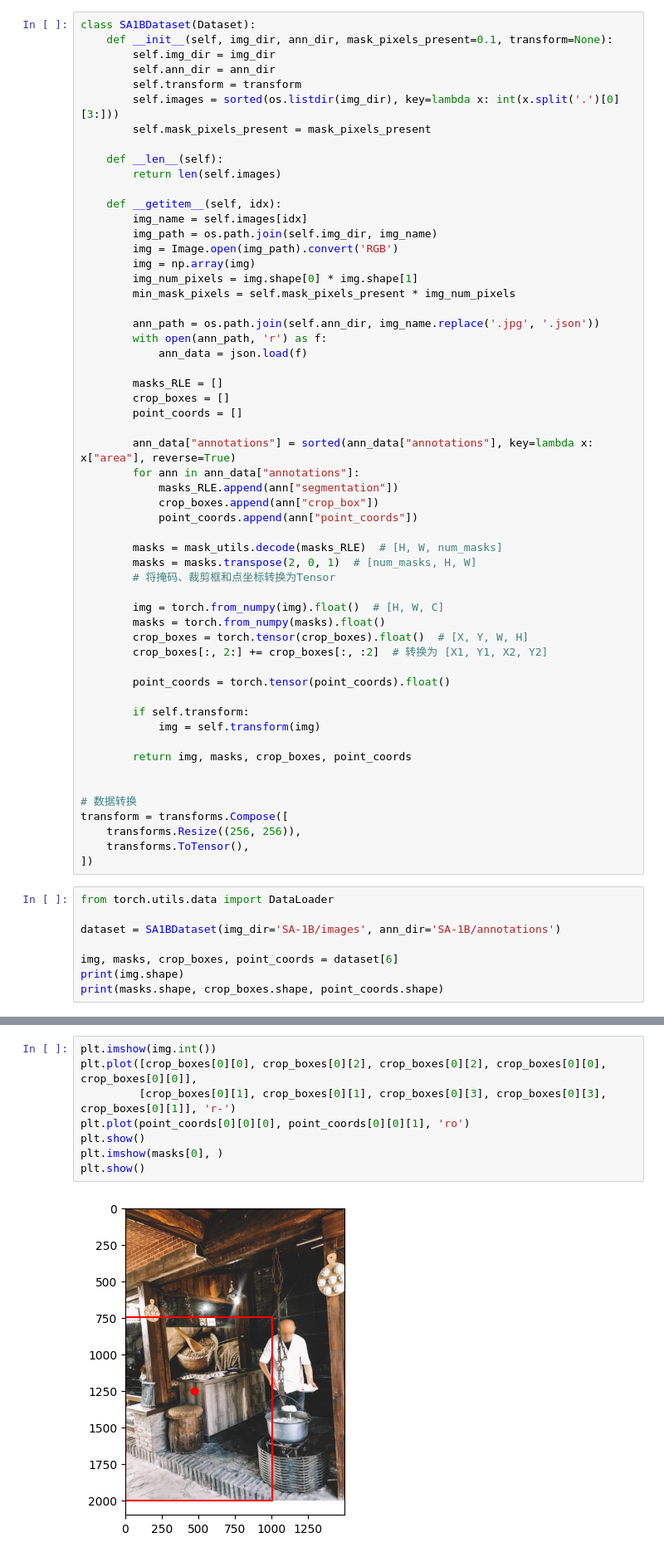
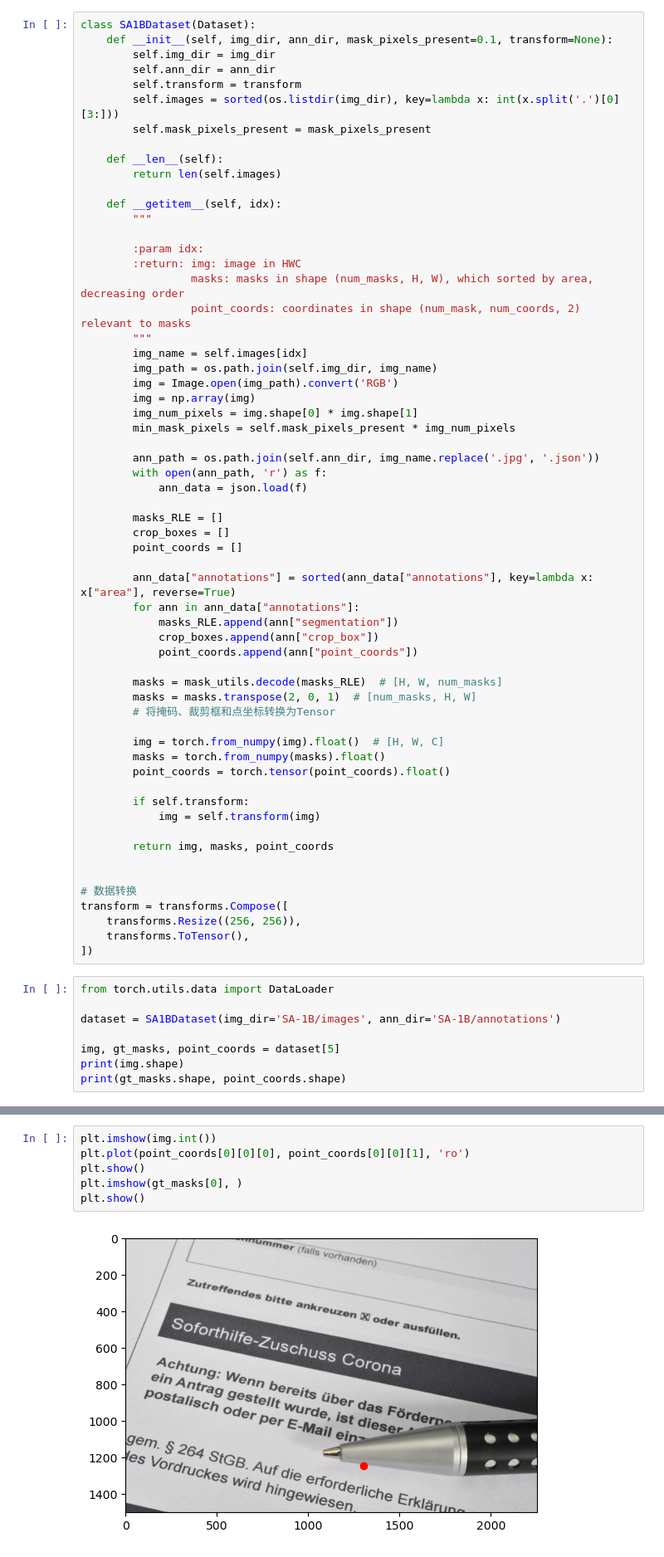
Before and after one commit to saltfish-len/EECS127-Final-Project-Adversarial-Machine-Learning, a Jupyter notebook: attack-sam/attack_sam.ipynb, the cells around one changed output, grey strips where cells are left out. Shown at 83% size. Cells and saved outputs as stored; diff of their text form.

```diff
--- a/attack-sam/attack_sam.ipynb
+++ b/attack-sam/attack_sam.ipynb
@@ -25,6 +25,13 @@ class SA1BDataset(Dataset):
         return len(self.images)
 
     def __getitem__(self, idx):
+        """
+
+        :param idx:
+        :return: img: image in HWC
+                 masks: masks in shape (num_masks, H, W), which sorted by area, decreasing order
+                 point_coords: coordinates in shape (num_mask, num_coords, 2) relevant to masks
+        """
         img_name = self.images[idx]
         img_path = os.path.join(self.img_dir, img_name)
         img = Image.open(img_path).convert('RGB')
@@ -52,15 +59,12 @@ class SA1BDataset(Dataset):
 
         img = torch.from_numpy(img).float()  # [H, W, C]
         masks = torch.from_numpy(masks).float()
-        crop_boxes = torch.tensor(crop_boxes).float()  # [X, Y, W, H]
-        crop_boxes[:, 2:] += crop_boxes[:, :2]  # 转换为 [X1, Y1, X2, Y2]
-
         point_coords = torch.tensor(point_coords).float()
 
         if self.transform:
             img = self.transform(img)
 
-        return img, masks, crop_boxes, point_coords
+        return img, masks, point_coords
 
 
 # 数据转换
@@ -73,7 +77,7 @@ from torch.utils.data import DataLoader
 
 dataset = SA1BDataset(img_dir='SA-1B/images', ann_dir='SA-1B/annotations')
 
-img, masks, crop_boxes, point_coords = dataset[6]
+img, gt_masks, point_coords = dataset[5]
 print(img.shape)
-print(masks.shape, crop_boxes.shape, point_coords.shape)
+print(gt_masks.shape, point_coords.shape)
 # %% [output]
@@ -82,10 +86,8 @@ torch.Size([104, 2000, 1500]) torch.Size([104, 4]) torch.Size([104, 1, 2])
 # %%
 plt.imshow(img.int())
-plt.plot([crop_boxes[0][0], crop_boxes[0][2], crop_boxes[0][2], crop_boxes[0][0], crop_boxes[0][0]],
-         [crop_boxes[0][1], crop_boxes[0][1], crop_boxes[0][3], crop_boxes[0][3], crop_boxes[0][1]], 'r-')
 plt.plot(point_coords[0][0][0], point_coords[0][0][1], 'ro')
 plt.show()
-plt.imshow(masks[0], )
+plt.imshow(gt_masks[0], )
 plt.show()
 # %% [output]
-[figure, old version]
+[figure, new version]
```
Also changed, not shown: parts of 16 cells of this notebook.
